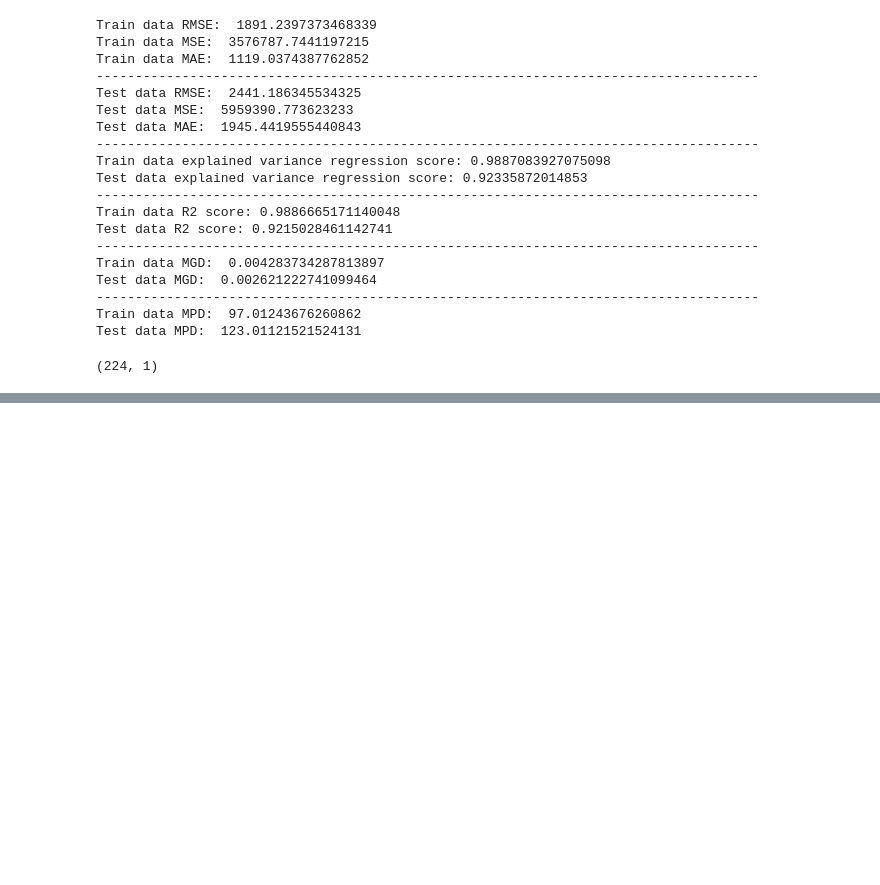
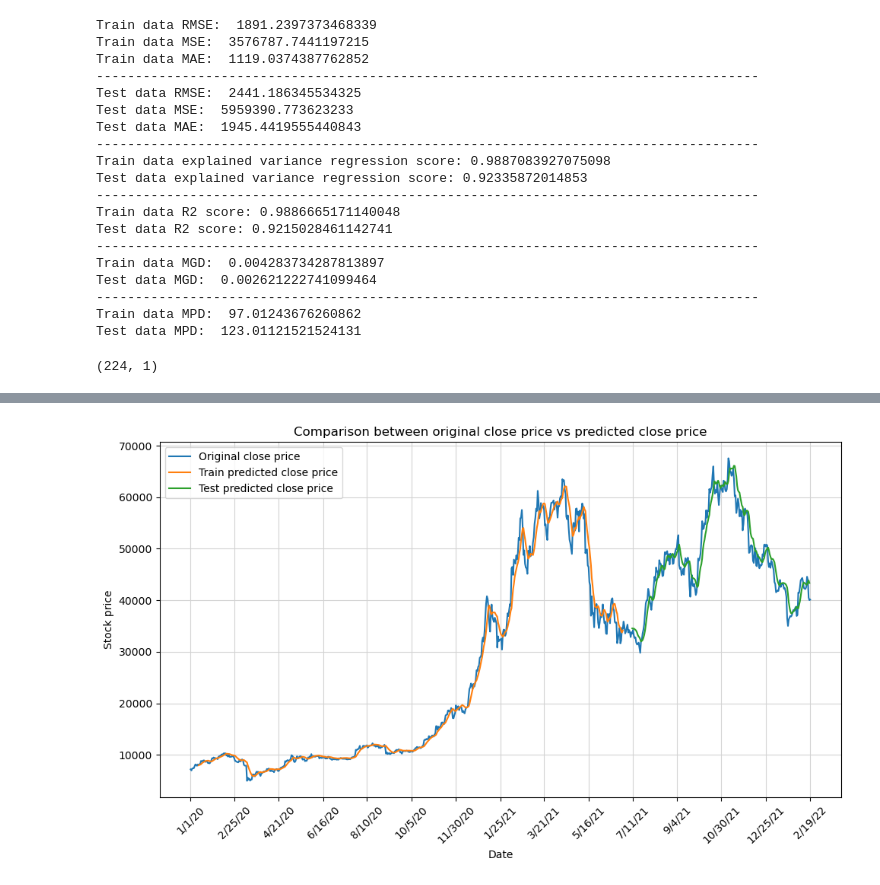
Before and after one commit to khilbert/BTC-price-prediction, a Jupyter notebook: LSTM.ipynb, the cells around one changed output, grey strips where cells are left out. Saved outputs shown, nothing was run; the diff lists cells and outputs as text; code cells hidden in the pictures; blank space fills up the shorter version.

```diff
--- a/LSTM.ipynb
+++ b/LSTM.ipynb
@@ -275,0 +234,36 @@ fig.show()
+# %%
+import pandas as pd
+import numpy as np
+import matplotlib.pyplot as plt
+from itertools import cycle
+
+# Shift train predictions for plotting
+close_stock = df[['Date', 'Close']]
+look_back = time_step
+trainPredictPlot = np.empty_like(close_stock['Close'])
+trainPredictPlot[:] = np.nan
+trainPredictPlot[look_back:len(train_predict) + look_back] = train_predict.flatten()
+
+# Shift test predictions for plotting
+testPredictPlot = np.empty_like(close_stock['Close'])
+testPredictPlot[:] = np.nan
+testPredictPlot[len(train_predict) + (look_back * 2) + 1:len(close_stock['Close']) - 1] = test_predict.flatten()
+
+names = cycle(['Original close price', 'Train predicted close price', 'Test predicted close price'])
+
+# Plotting routine
+plt.figure(figsize=(10, 6))
+plt.plot(close_stock['Date'], close_stock['Close'], label='Original close price')
+plt.plot(close_stock['Date'], trainPredictPlot, label='Train predicted close price')
+plt.plot(close_stock['Date'], testPredictPlot, label='Test predicted close price')
+plt.grid(color='lightgrey')
+plt.title('Comparison between original close price vs predicted close price')
+plt.xlabel('Date')
+plt.ylabel('Stock price')
+tick_indices = np.linspace(0, len(close_stock['Date']) - 1, 15, dtype=int)
+plt.xticks(tick_indices, close_stock['Date'].iloc[tick_indices], rotation=45)
+plt.legend()
+plt.tight_layout()
+plt.show()
+# %% [output]
+[figure, added]
```
Also changed, not shown: parts of 1 cell of this notebook.
